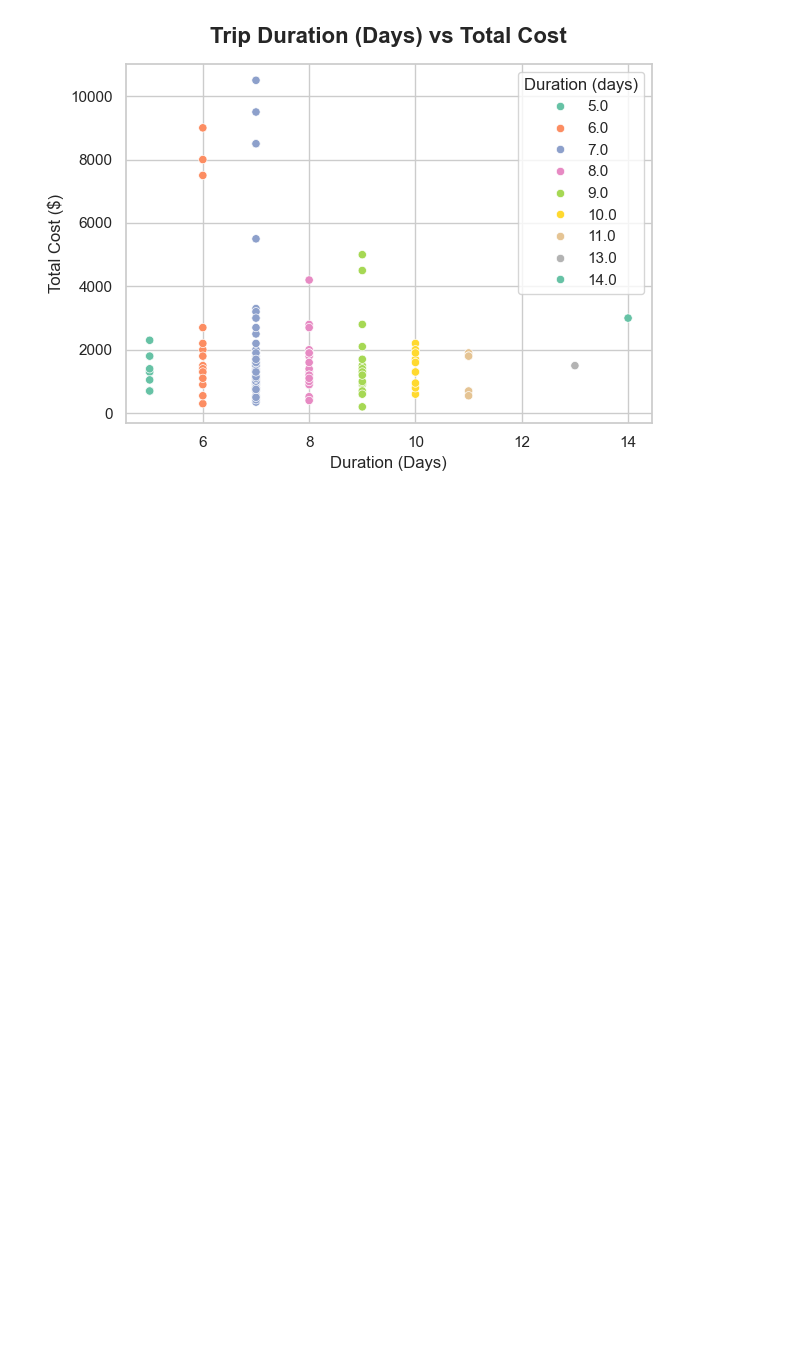
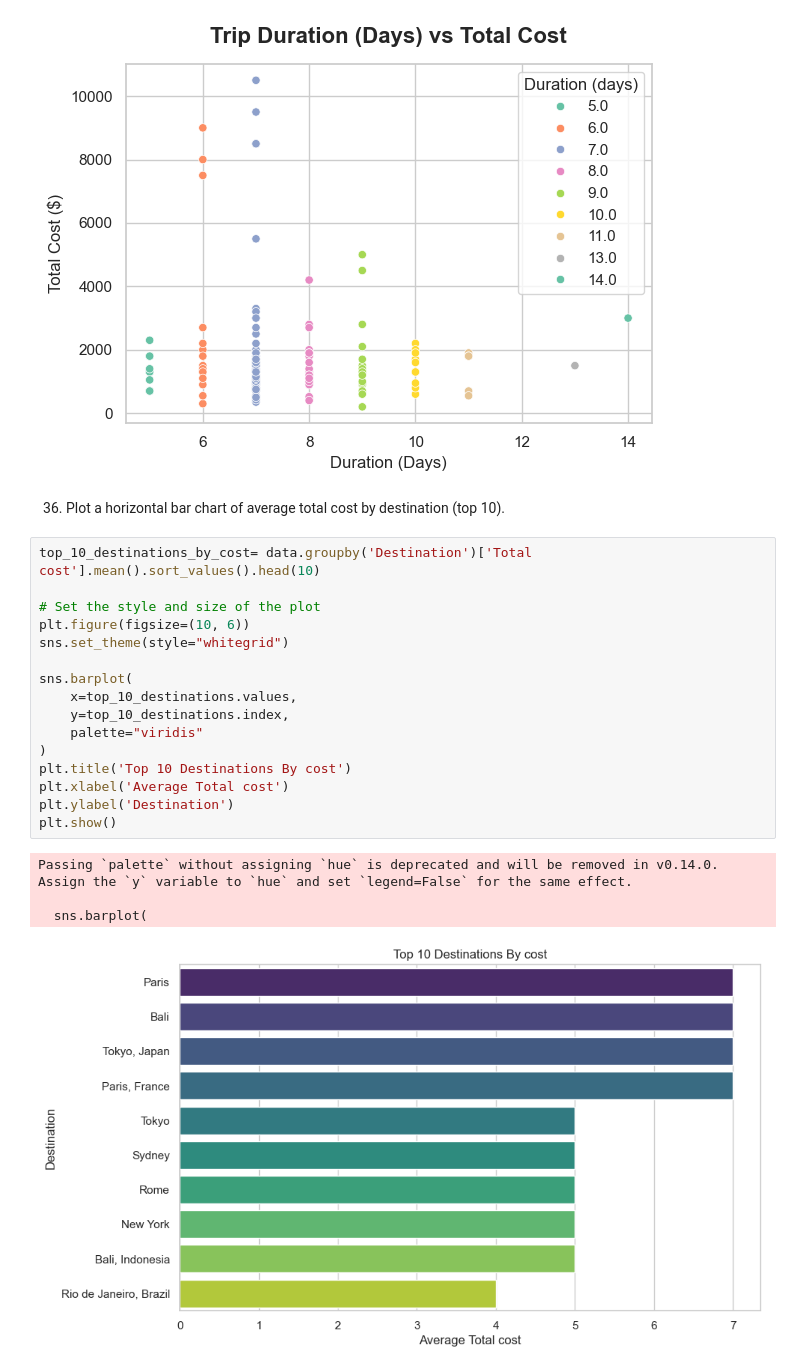
Before and after one commit to bikashsahani/Travel-Data-Analysis, a Jupyter notebook: Travel_data_analysis.ipynb, the cells around one changed output. Drawn from its saved outputs; the diff is of its cells as text; blank space fills up the shorter version.

Commit message:
data visualization

```diff
--- a/Travel_data_analysis.ipynb
+++ b/Travel_data_analysis.ipynb
@@ -707,3 +707,26 @@ plt.tight_layout()
 plt.show()
 # %% [output]
 [figure]
+# %% [markdown]
+36. Plot a horizontal bar chart of average total cost by destination (top 10).
+# %%
+top_10_destinations_by_cost= data.groupby('Destination')['Total cost'].mean().sort_values().head(10)
+
+# Set the style and size of the plot
+plt.figure(figsize=(10, 6))
+sns.set_theme(style="whitegrid")
+
+sns.barplot(
+    x=top_10_destinations.values,
+    y=top_10_destinations.index,
+    palette="viridis"
+)
+plt.title('Top 10 Destinations By cost')
+plt.xlabel('Average Total cost')
+plt.ylabel('Destination')
+plt.show()
+# %% [output]
+Passing `palette` without assigning `hue` is deprecated and will be removed in v0.14.0. Assign the `y` variable to `hue` and set `legend=False` for the same effect.
+
+  sns.barplot(
+[figure, added]
```
Also changed, not shown: parts of 17 cells of this notebook.
